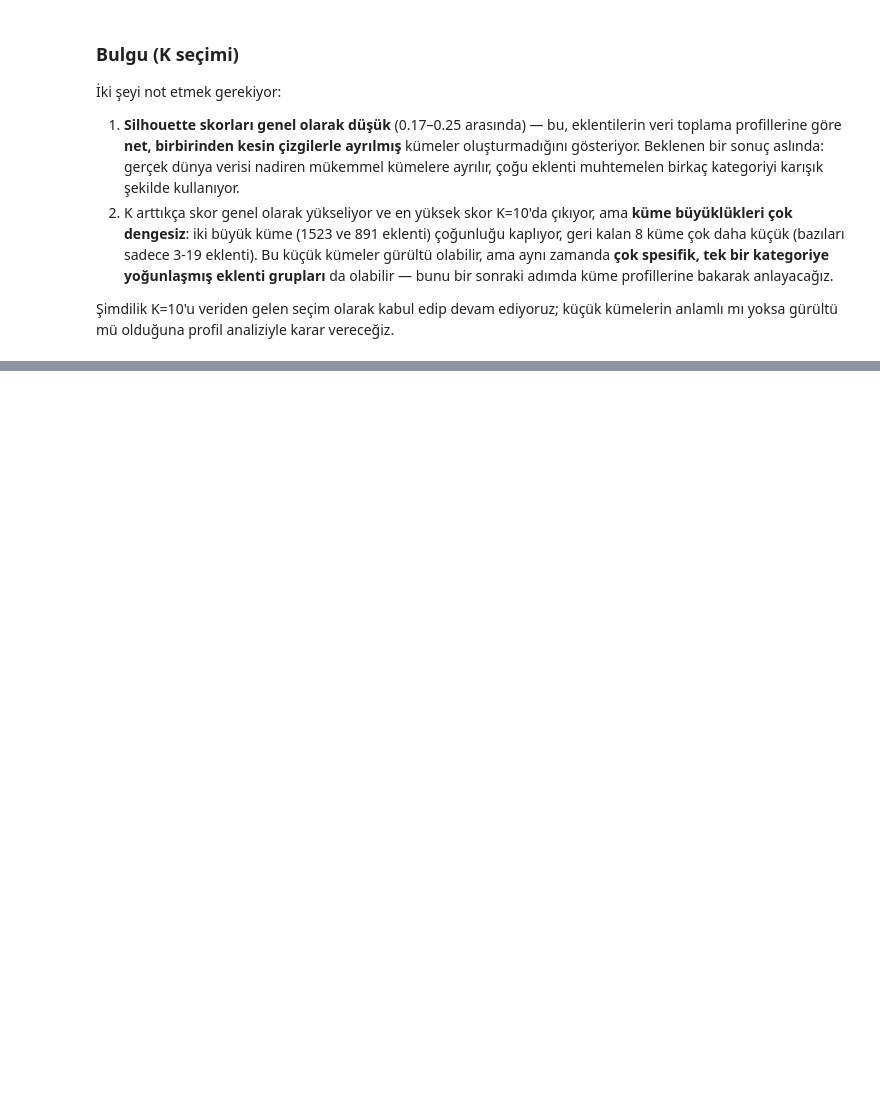
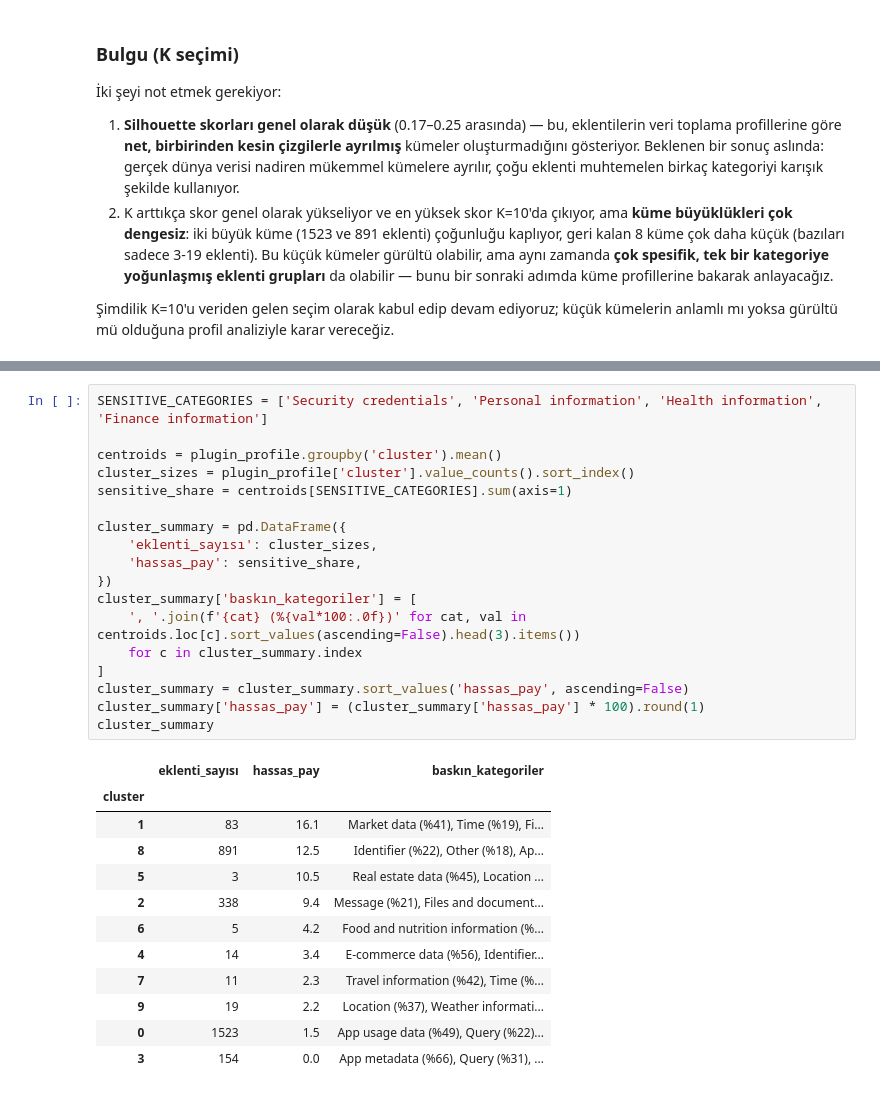
Before and after one commit to elifdikmn/DataPrivacy, a Jupyter notebook: notebooks/bolum3_uygulama.ipynb, the cells around one changed output, grey strips where cells are left out. Saved outputs shown, nothing was run; the diff lists cells and outputs as text; blank space fills up the shorter version.

```diff
--- a/notebooks/bolum3_uygulama.ipynb
+++ b/notebooks/bolum3_uygulama.ipynb
@@ -164,0 +173,31 @@ Name: count, dtype: int64
+# %%
+SENSITIVE_CATEGORIES = ['Security credentials', 'Personal information', 'Health information', 'Finance information']
+
+centroids = plugin_profile.groupby('cluster').mean()
+cluster_sizes = plugin_profile['cluster'].value_counts().sort_index()
+sensitive_share = centroids[SENSITIVE_CATEGORIES].sum(axis=1)
+
+cluster_summary = pd.DataFrame({
+    'eklenti_sayısı': cluster_sizes,
+    'hassas_pay': sensitive_share,
+})
+cluster_summary['baskın_kategoriler'] = [
+    ', '.join(f'{cat} (%{val*100:.0f})' for cat, val in centroids.loc[c].sort_values(ascending=False).head(3).items())
+    for c in cluster_summary.index
+]
+cluster_summary = cluster_summary.sort_values('hassas_pay', ascending=False)
+cluster_summary['hassas_pay'] = (cluster_summary['hassas_pay'] * 100).round(1)
+cluster_summary
+# %% [output]
+|  | eklenti_sayısı | hassas_pay | baskın_kategoriler |
+| cluster |  |  |  |
+| 1 | 83 | 16.1 | Market data (%41), Time (%19), Fi... |
+| 8 | 891 | 12.5 | Identifier (%22), Other (%18), Ap... |
+| 5 | 3 | 10.5 | Real estate data (%45), Location ... |
+| 2 | 338 | 9.4 | Message (%21), Files and document... |
+| 6 | 5 | 4.2 | Food and nutrition information (%... |
+| 4 | 14 | 3.4 | E-commerce data (%56), Identifier... |
+| 7 | 11 | 2.3 | Travel information (%42), Time (%... |
+| 9 | 19 | 2.2 | Location (%37), Weather informati... |
+| 0 | 1523 | 1.5 | App usage data (%49), Query (%22)... |
+| 3 | 154 | 0.0 | App metadata (%66), Query (%31), ... |
```
Also changed, not shown: parts of 3 cells of this notebook.
